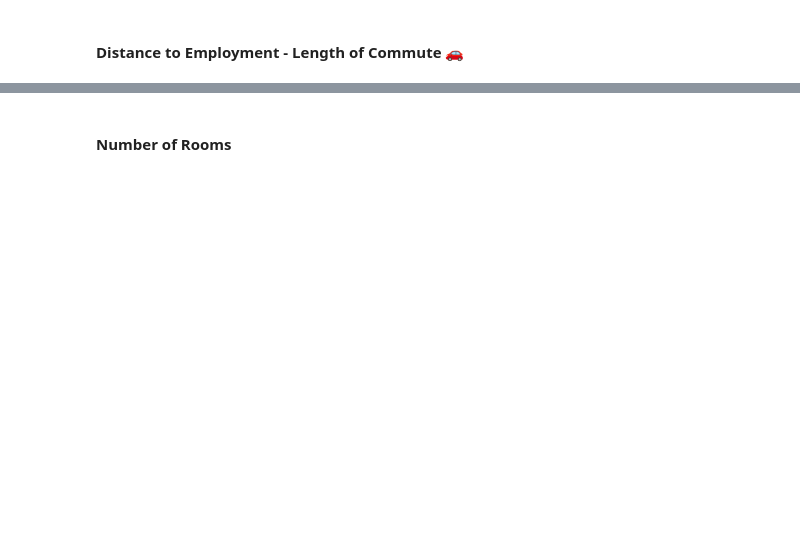
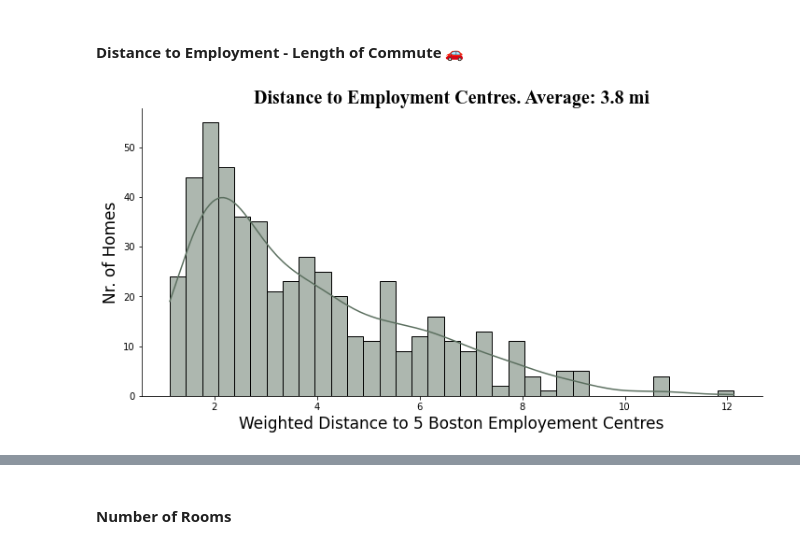
Before and after one commit to DarkDk123/House-valuation-model, a Jupyter notebook: Multivariable_Regression_and_Valuation_Model_(start).ipynb, the cells around one changed output, grey strips where cells are left out. Saved outputs shown, nothing was run; the diff lists cells and outputs as text; code cells hidden in the pictures; blank space fills up the shorter version.

```diff
--- a/Multivariable_Regression_and_Valuation_Model_(start).ipynb
+++ b/Multivariable_Regression_and_Valuation_Model_(start).ipynb
@@ -227,2 +253,21 @@ What do you notice in the distributions of the data?
 # %% [markdown]
 #### Distance to Employment - Length of Commute 🚗
+# %%
+dis_bar_price = sns.displot(
+    x=data.DIS,
+    bins=35,
+    kde=True,
+    aspect=2,
+    color='#5c7060'
+)
+plt.title(f'Distance to Employment Centres. Average: {data.DIS.mean():.2} mi',
+          fontdict={
+              'fontfamily': 'Times New Roman',
+              'size': 20, 'weight': 'bold'
+          }
+          )
+plt.xlabel('Weighted Distance to 5 Boston Employement Centres', fontsize=17)
+plt.ylabel('Nr. of Homes', fontsize=17)
+plt.show()
+# %% [output]
+[figure, added]
```
Also changed, not shown: parts of 7 cells of this notebook.
